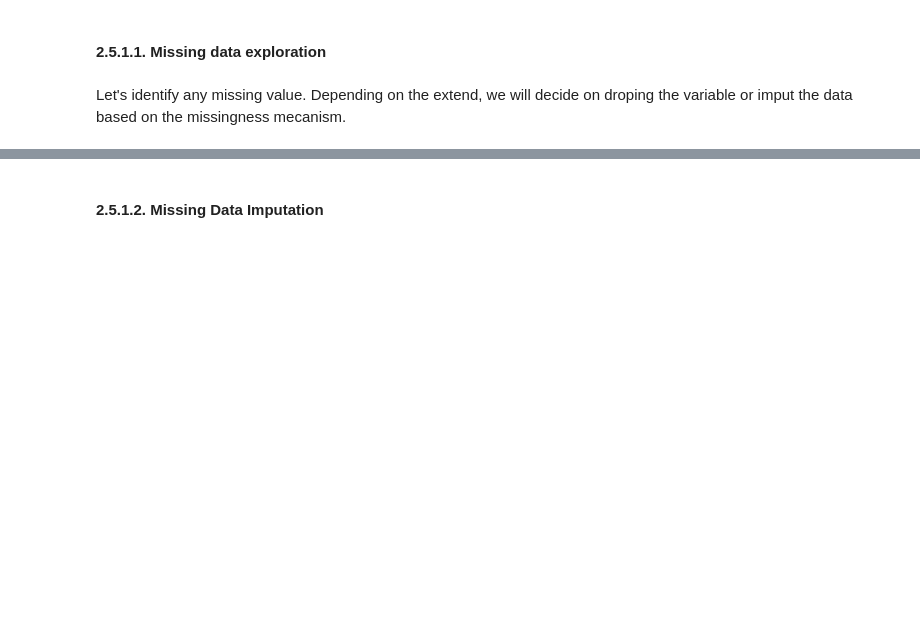
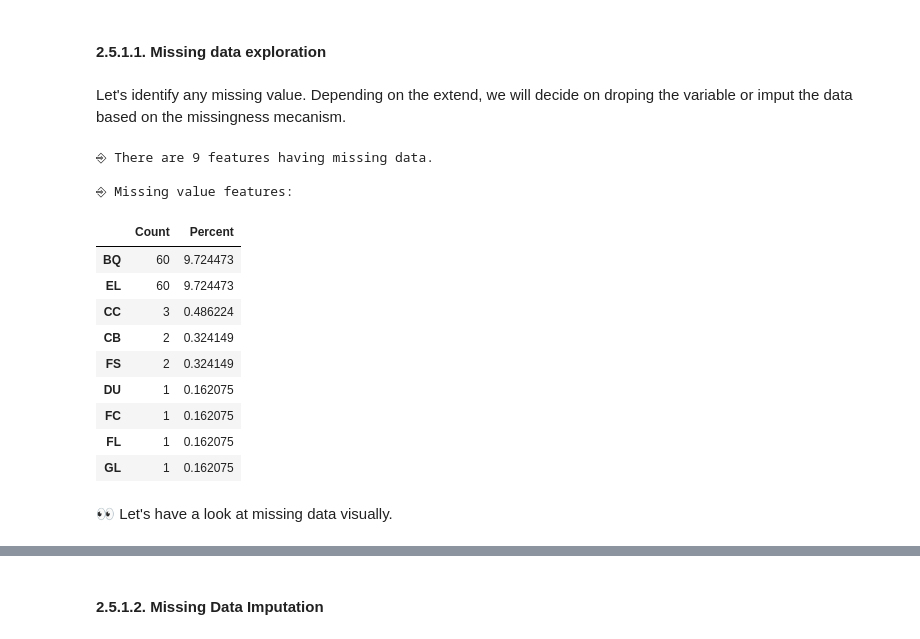
Before and after one commit to boniale/ML_iard, a Jupyter notebook: ml_diseases_mod.ipynb, the cells around one changed output, grey strips where cells are left out. Cells and saved outputs as stored; diff of their text form; code cells hidden in the pictures; blank space fills up the shorter version.

```diff
--- a/ml_diseases_mod.ipynb
+++ b/ml_diseases_mod.ipynb
@@ -483,29 +460,2 @@ plt.show()
 # %% [markdown]
 The distribution of the data confirmed the imbalance distribution of our features and target.
-# %%
-##  Distribution on target
-i=1
-f= plt.figure(figsize =(18,30))
-Class_rates =[]
-
-for col in num_cnt_cols:
-    plt.subplot(19,3,i)
-    n,bins,patchs = plt.hist(df_train_greeks[col].loc[df_train_greeks['Class'] ==1],
-                            label =['Diagnosed'],alpha =0.8)
-    plt.hist(df_train_greeks[col].loc[df_train_greeks['Class'] ==0],
-                            label =['Not Diagnosed'],alpha =0.5)
-    plt.title(col)
-    plt.legend()
-    i+=1
-
-    #Survival rate
-    Class_rates.append(pd.concat([pd.cut(df_train_greeks[col],bins),df_train_greeks['Class']],axis = 1).groupby([col]).Class.mean())
-
-
-f.suptitle('Numerical variables distribution in Class Groups Target',fontsize=16, y=1.01)
-plt.tight_layout(pad =2.5)
-plt.show()
-
-print('\t Class Rate\n')
-for cl in Class_rates:
-    print(cl,'\n')
@@ -556,20 +470,36 @@ Let's identify any missing value. Depending on the extend, we will decide on dro
 # %%
 mis_data_count = train_raw.isnull().sum()
 mis_data_percent = train_raw.isnull().sum() / len(train_raw) * 100
 
 missing_dataframe = pd.DataFrame({
     'Count': mis_data_count,
     'Percent': mis_data_percent
 })
 
 
 
 missing_dataframe = missing_dataframe[missing_dataframe.Count > 0]
 missing_dataframe.sort_values(by='Count', ascending=False, inplace=True)
 
 print(f"⎆ There are {missing_dataframe.shape[0]} features having missing data.\n")
-print("⎆ Top 10 missing value features:")
-missing_dataframe.head(10)
+print("⎆ Missing value features:")
+missing_dataframe.head(9)
+# %% [output]
+⎆ There are 9 features having missing data.
+
+⎆ Missing value features:
+|  | Count | Percent |
+| BQ | 60 | 9.724473 |
+| EL | 60 | 9.724473 |
+| CC | 3 | 0.486224 |
+| CB | 2 | 0.324149 |
+| FS | 2 | 0.324149 |
+| DU | 1 | 0.162075 |
+| FC | 1 | 0.162075 |
+| FL | 1 | 0.162075 |
+| GL | 1 | 0.162075 |
+# %% [markdown]
+👀 Let's have a look at missing data visually.
 # %%
 plt.figure(figsize=(12, 6))
 sns.barplot(y=missing_dataframe.index,
```
Also changed, not shown: parts of 39 cells of this notebook, 1 other file.
